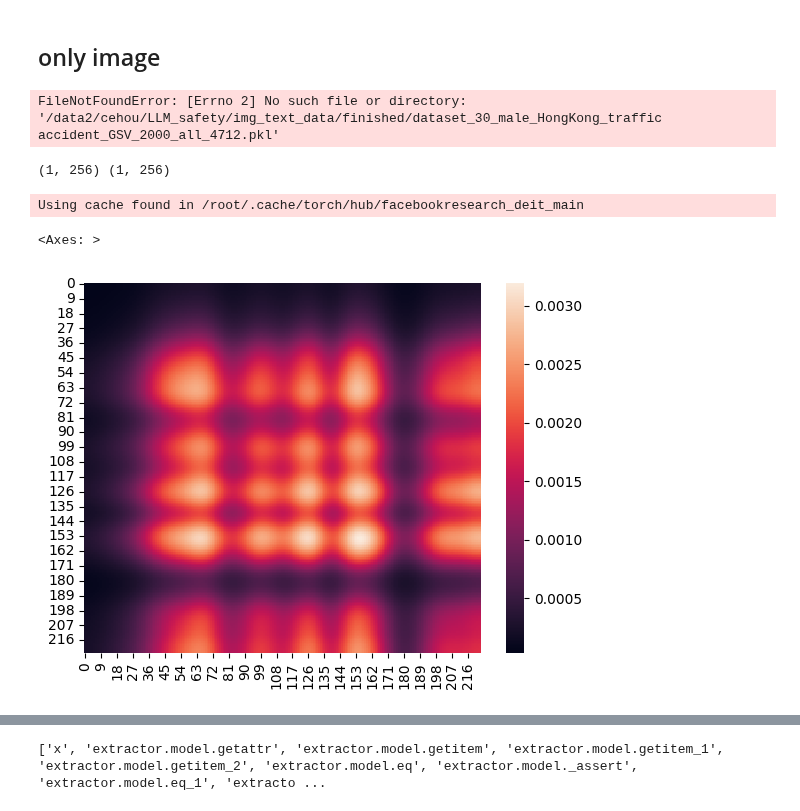
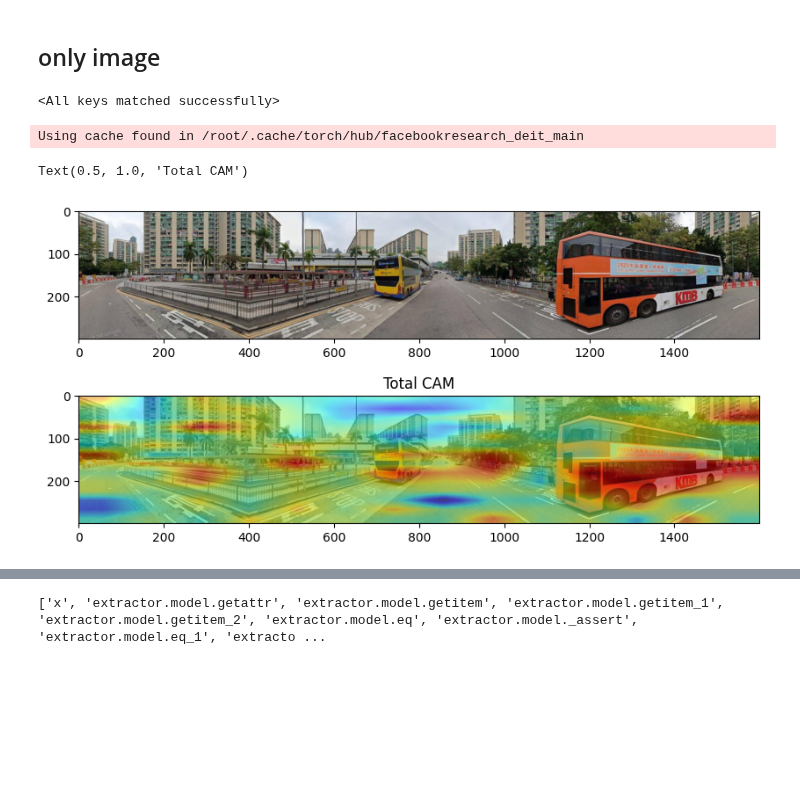
Before and after one commit to CeHouGIS/Safety_Perception_HK, a Jupyter notebook: safety_perception_model/single_model/prediction.ipynb, the cells around one changed output, grey strips where cells are left out. Saved outputs shown, nothing was run; the diff lists cells and outputs as text; code cells hidden in the pictures; blank space fills up the shorter version.

```diff
--- a/safety_perception_model/single_model/prediction.ipynb
+++ b/safety_perception_model/single_model/prediction.ipynb
@@ -114,7 +111,7 @@ def vision_model_single_image(model, image, model_type='feature_extractor', LLM_
 #             error_panoid.append(panoid)
 # %%
 # data = pd.read_csv(parameters['placepulse_datapath'])
-data = pd.read_pickle('/data2/cehou/LLM_safety/img_text_data/finished/dataset_30_male_HongKong_traffic accident_GSV_2000_all_4712.pkl')
+data = pd.read_pickle('/data2/cehou/LLM_safety/img_text_data/finished/dataset_30_male_HongKong_traffic accident_GSV_all_4973.pkl')
 data['label'] = 1
 data.rename(columns={"panoid": "Image_ID"}, inplace=True)
 error_panoid = {'_ZyueibIbaC6UyhG4WcRAA', 'kXQjqDhu9HnvAdIkKl-37Q'}
@@ -141,7 +138,7 @@ vision_model = FullModel(extractor, adaptor, classifier).cuda()
 # Load the saved model parameters
 vision_model.load_state_dict(torch.load(model_path), strict=False)
 # %% [output]
-FileNotFoundError: [Errno 2] No such file or directory: '/data2/cehou/LLM_safety/img_text_data/finished/dataset_30_male_HongKong_traffic accident_GSV_2000_all_4712.pkl'
+<All keys matched successfully>
 # %%
 feature_extractor = create_feature_extractor(vision_model, return_nodes={'extractor.model.encoder.ln': 'features'})
 all_outputs, all_labels = vision_model_test(feature_extractor, one_loader, model_type='feature_extractor')
@@ -236,13 +231,11 @@ class custom_GradCAM:
 
         return overlayed_image
 
-target_layer = model.adaptor.layer_norm
-gradcam = custom_GradCAM(model, target_layer)
-target_class = 0  # 目标类别
-cam_classifier = gradcam.generate_cam(input_image, target_class)
-cam_classifier_1dim = cam_classifier[:,0]
+# target_layer = model.adaptor.layer_norm
+# gradcam = custom_GradCAM(model, target_layer)
+# target_class = 0  # 目标类别
+# cam_classifier = gradcam.generate_cam(input_image, target_class)
+# cam_classifier_1dim = cam_classifier[:,0]
-# %% [output]
-(1, 256) (1, 256)
 # %%
 import argparse
 import cv2
@@ -322,12 +316,3 @@ for i in tqdm(range(1000)):
 # cv2.imwrite(f'{args.method}_cam.jpg', cam_image)
 # %% [output]
 Using cache found in /root/.cache/torch/hub/facebookresearch_deit_main
-# %%
-cam_classifier_2d = cam_classifier * cam_classifier.T
-updated_cam = total_cam.mean(axis=0) * cam_classifier_2d
-smoothed_cam = cv2.GaussianBlur(updated_cam, (51, 51), 0)
-
-sns.heatmap(smoothed_cam)
-# %% [output]
-<Axes: >
-[figure, removed]
@@ -334,3 +371,14 @@ sns.heatmap(smoothed_cam)
+# %%
+fig, ax = plt.subplots(2, 1, figsize=(10, 5))
+ax[0].imshow(img_all)
+# ax[0].imshow(smoothed_cam, alpha=0.6, cmap='jet')
+# ax[0].set_title('Smoothed CAM')
+ax[1].imshow(img_all)
+ax[1].imshow(resized_cam, alpha=0.5, cmap='jet')
+ax[1].set_title('Total CAM')
+# %% [output]
+Text(0.5, 1.0, 'Total CAM')
+[figure, added]
 # %%
 fig, ax = plt.subplots(1, 2, figsize=(10, 5))
 ax[0].imshow(input_tensor[0].permute(1,2,0).cpu().numpy())
```
Also changed, not shown: parts of 5 cells of this notebook, 1 other file.
